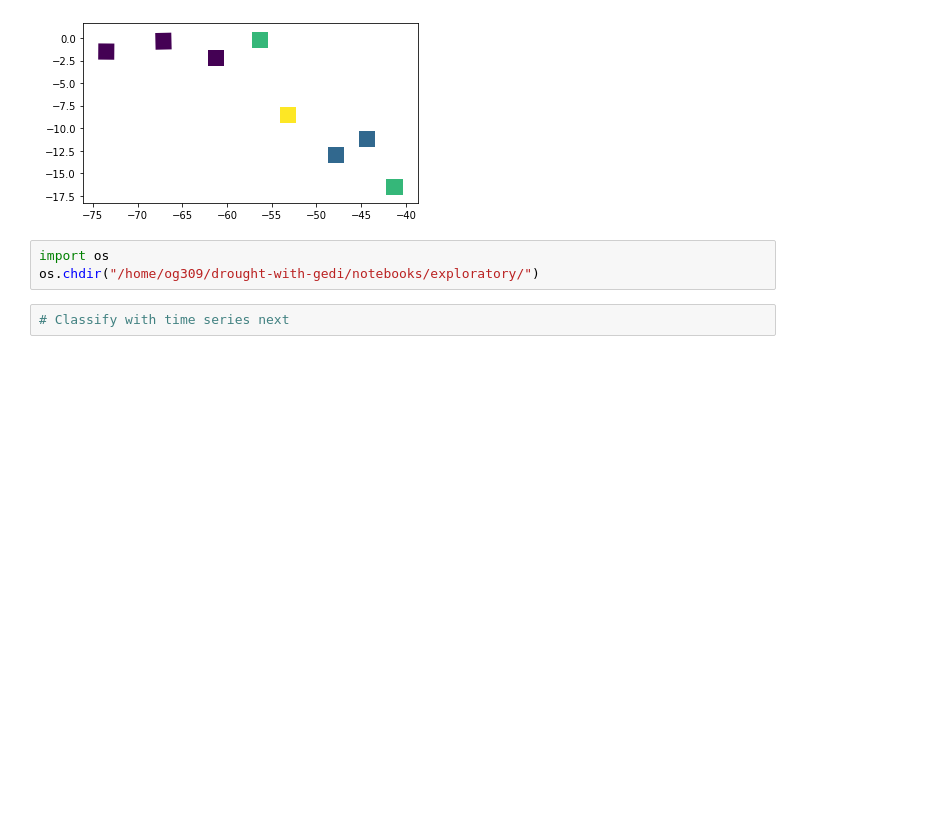
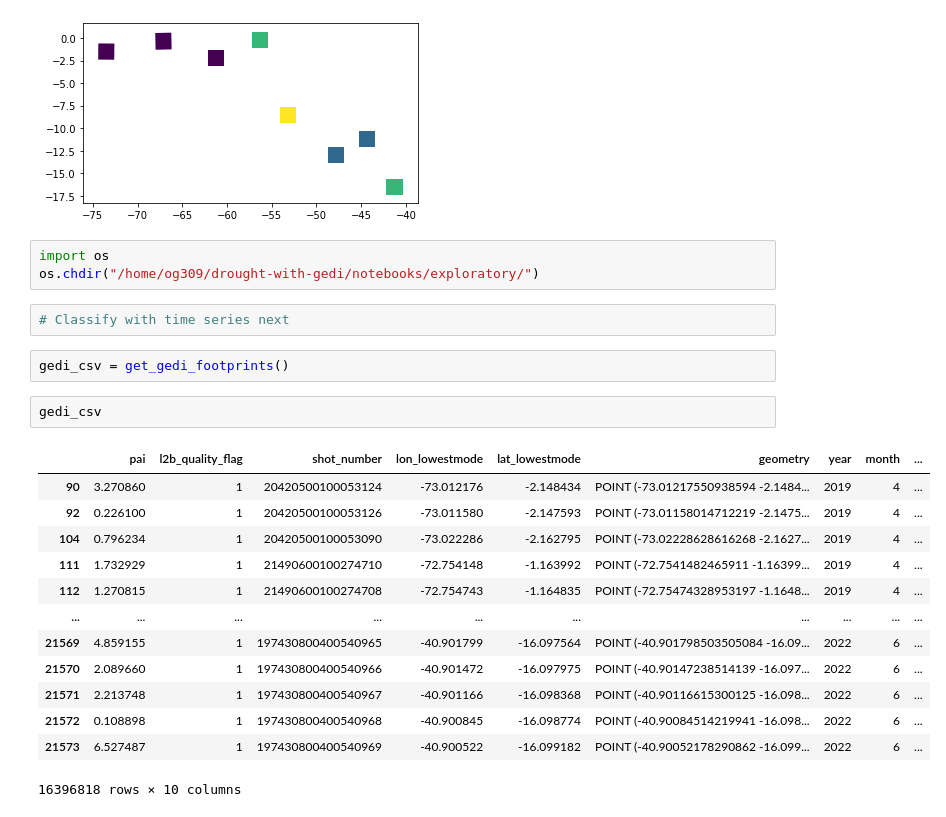
Before and after one commit to 4C-Guided-Team-Challenge/drought-with-gedi, a Jupyter notebook: notebooks/exploratory/EcosystemClustering.ipynb, the cells around one changed output. Cells and saved outputs as stored; diff of their text form; blank space fills up the shorter version.

```diff
--- a/notebooks/exploratory/EcosystemClustering.ipynb
+++ b/notebooks/exploratory/EcosystemClustering.ipynb
@@ -54,3 +55,21 @@ import os
 os.chdir("/home/og309/drought-with-gedi/notebooks/exploratory/")
 # %%
 # Classify with time series next
+# %%
+gedi_csv = get_gedi_footprints()
+# %%
+gedi_csv
+# %% [output]
+|  | pai | l2b_quality_flag | shot_number | lon_lowestmode | lat_lowestmode | geometry | year | month | ... |
+| 90 | 3.270860 | 1 | 20420500100053124 | -73.012176 | -2.148434 | POINT (-73.01217550938594 -2.1484... | 2019 | 4 | ... |
+| 92 | 0.226100 | 1 | 20420500100053126 | -73.011580 | -2.147593 | POINT (-73.01158014712219 -2.1475... | 2019 | 4 | ... |
+| 104 | 0.796234 | 1 | 20420500100053090 | -73.022286 | -2.162795 | POINT (-73.02228628616268 -2.1627... | 2019 | 4 | ... |
+| 111 | 1.732929 | 1 | 21490600100274710 | -72.754148 | -1.163992 | POINT (-72.7541482465911 -1.16399... | 2019 | 4 | ... |
+| 112 | 1.270815 | 1 | 21490600100274708 | -72.754743 | -1.164835 | POINT (-72.75474328953197 -1.1648... | 2019 | 4 | ... |
+| ... | ... | ... | ... | ... | ... | ... | ... | ... | ... |
+| 21569 | 4.859155 | 1 | 197430800400540965 | -40.901799 | -16.097564 | POINT (-40.901798503505084 -16.09... | 2022 | 6 | ... |
+| 21570 | 2.089660 | 1 | 197430800400540966 | -40.901472 | -16.097975 | POINT (-40.90147238514139 -16.097... | 2022 | 6 | ... |
+| 21571 | 2.213748 | 1 | 197430800400540967 | -40.901166 | -16.098368 | POINT (-40.90116615300125 -16.098... | 2022 | 6 | ... |
+| 21572 | 0.108898 | 1 | 197430800400540968 | -40.900845 | -16.098774 | POINT (-40.90084514219941 -16.098... | 2022 | 6 | ... |
+| 21573 | 6.527487 | 1 | 197430800400540969 | -40.900522 | -16.099182 | POINT (-40.90052178290862 -16.099... | 2022 | 6 | ... |
+16396818 rows × 10 columns
```
Also changed, not shown: parts of 27 cells of this notebook.
